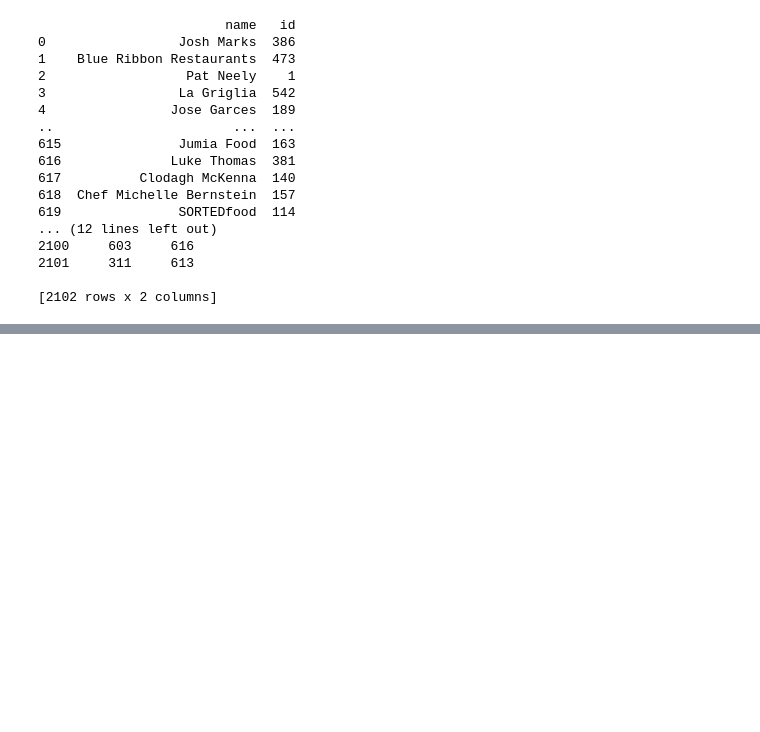
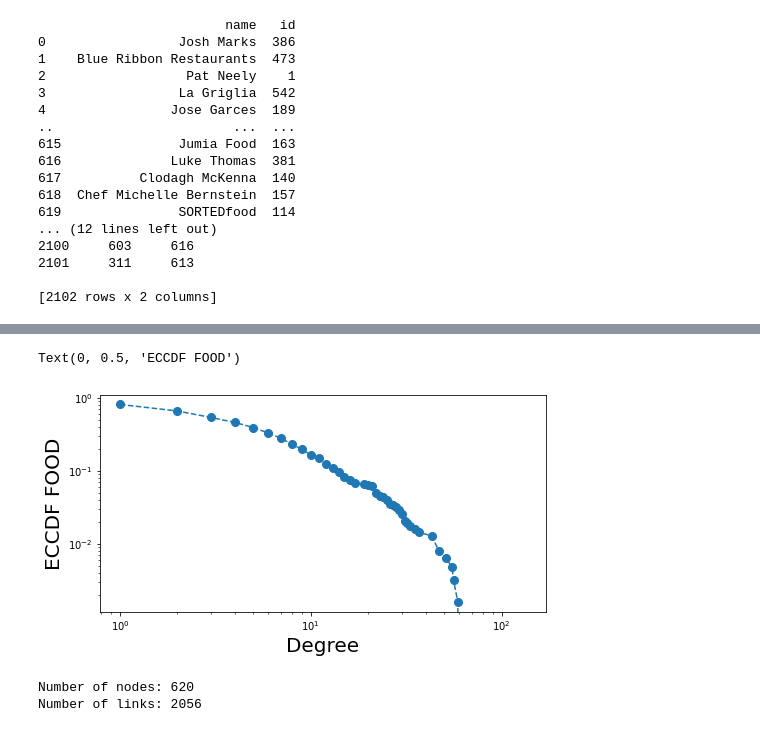
Before and after one commit to Andreaierardi/SocialNetworkAnalysis-project, a Jupyter notebook: project_code.ipynb, the cells around one changed output, grey strips where cells are left out. Drawn from its saved outputs; the diff is of its cells as text; code cells hidden in the pictures; blank space fills up the shorter version.

```diff
--- a/project_code.ipynb
+++ b/project_code.ipynb
@@ -42,0 +123,13 @@ print(edges)
+# %%
+# ECCDF
+cdf = ECDF(degree)
+x = np.unique(degree)
+y = cdf(x)
+fig_cdf = plt.figure(figsize=(8,4))
+axes = fig_cdf.gca()
+axes.loglog(x,1-y,marker='o',ms=8, linestyle='--')
+axes.set_xlabel('Degree',size=20)
+axes.set_ylabel('ECCDF FOOD', size = 20)
+# %% [output]
+Text(0, 0.5, 'ECCDF FOOD')
+[figure, added]
@@ -42,0 +139,6 @@ print(edges)
+# %%
+print('Number of nodes: {}'.format(random_graph.order()))
+print('Number of links: {}'.format(random_graph.size()))
+# %% [output]
+Number of nodes: 620
+Number of links: 2056
```
Also changed, not shown: parts of 21 cells of this notebook.
